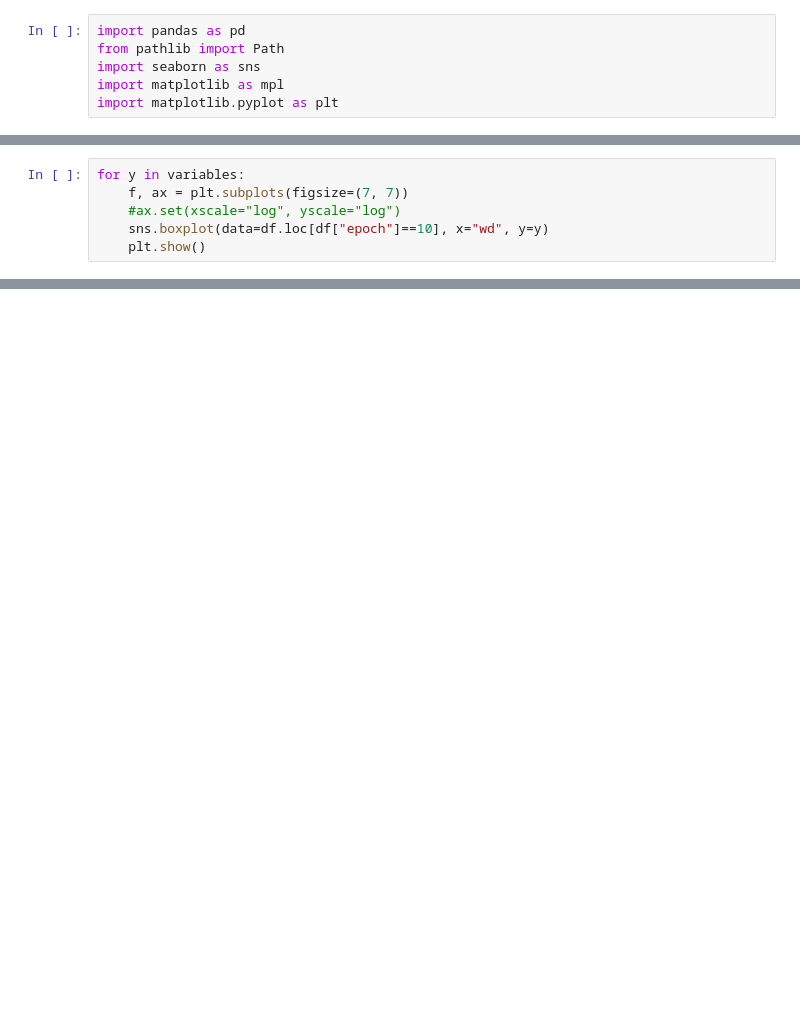
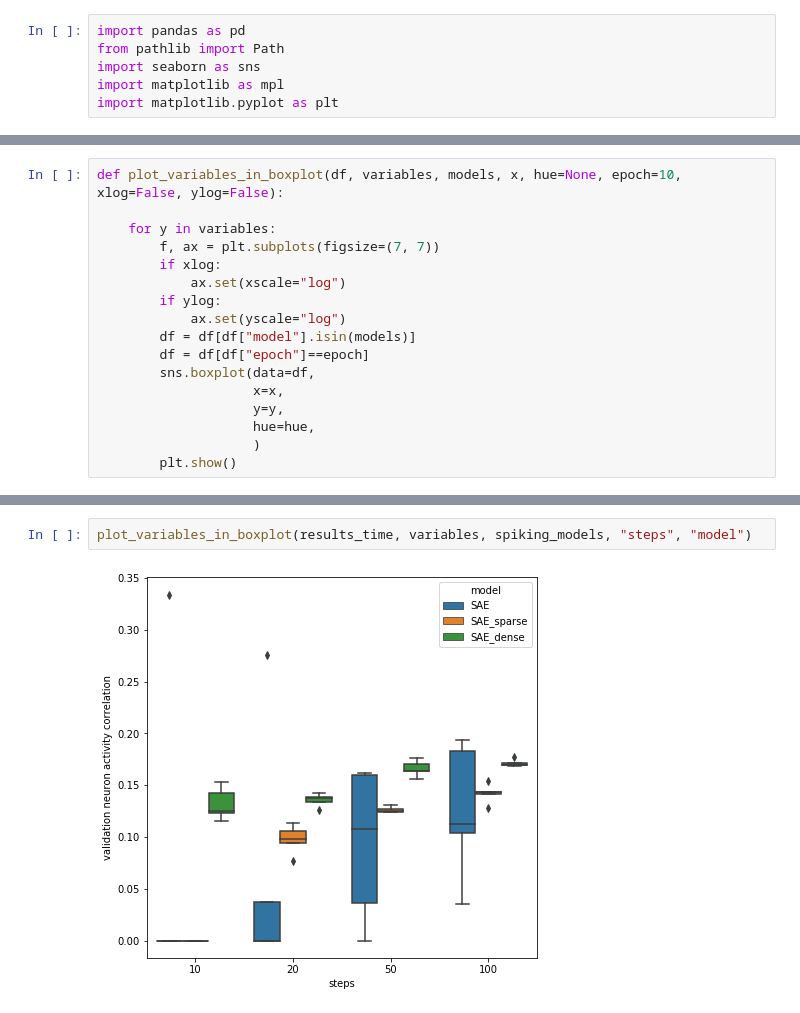
Before and after one commit to jhuebotter/SpikingVAE, a Jupyter notebook: notebooks/plot_results.ipynb, the cells around one changed output, grey strips where cells are left out. Saved outputs shown, nothing was run; the diff lists cells and outputs as text; blank space fills up the shorter version.

```diff
--- a/notebooks/plot_results.ipynb
+++ b/notebooks/plot_results.ipynb
@@ -67,6 +84,17 @@ for y in variables:
 # %%
-for y in variables:
-    f, ax = plt.subplots(figsize=(7, 7))
-    #ax.set(xscale="log", yscale="log")
-    sns.boxplot(data=df.loc[df["epoch"]==10], x="wd", y=y)
-    plt.show()
+def plot_variables_in_boxplot(df, variables, models, x, hue=None, epoch=10, xlog=False, ylog=False):
+
+    for y in variables:
+        f, ax = plt.subplots(figsize=(7, 7))
+        if xlog:
+            ax.set(xscale="log")
+        if ylog:
+            ax.set(yscale="log")
+        df = df[df["model"].isin(models)]
+        df = df[df["epoch"]==epoch]
+        sns.boxplot(data=df,
+                    x=x,
+                    y=y,
+                    hue=hue,
+                    )
+        plt.show()
@@ -86,0 +101,4 @@ for y in variables:
+# %%
+plot_variables_in_boxplot(results_time, variables, spiking_models, "steps", "model")
+# %% [output]
+[figure, added]
```
Also changed, not shown: parts of 10 cells of this notebook, 2 other files.
